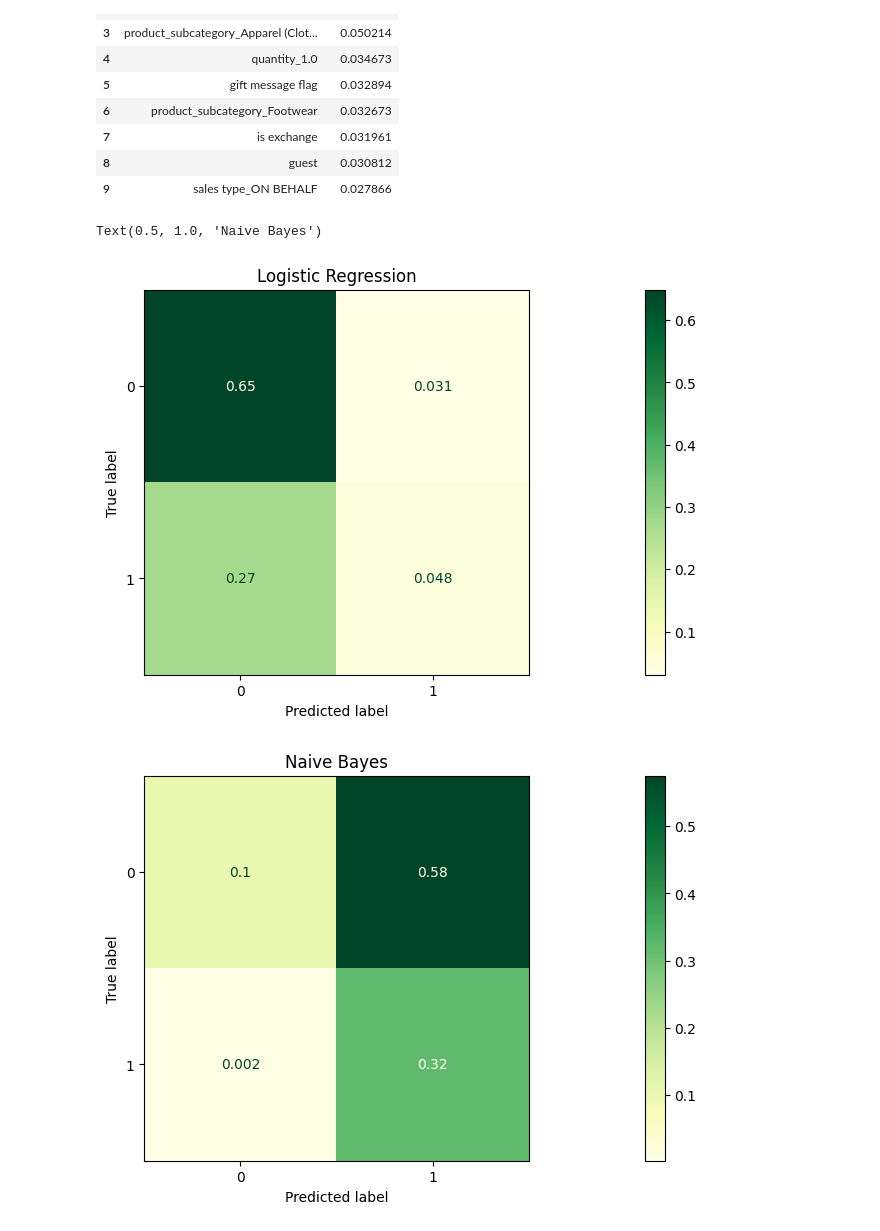
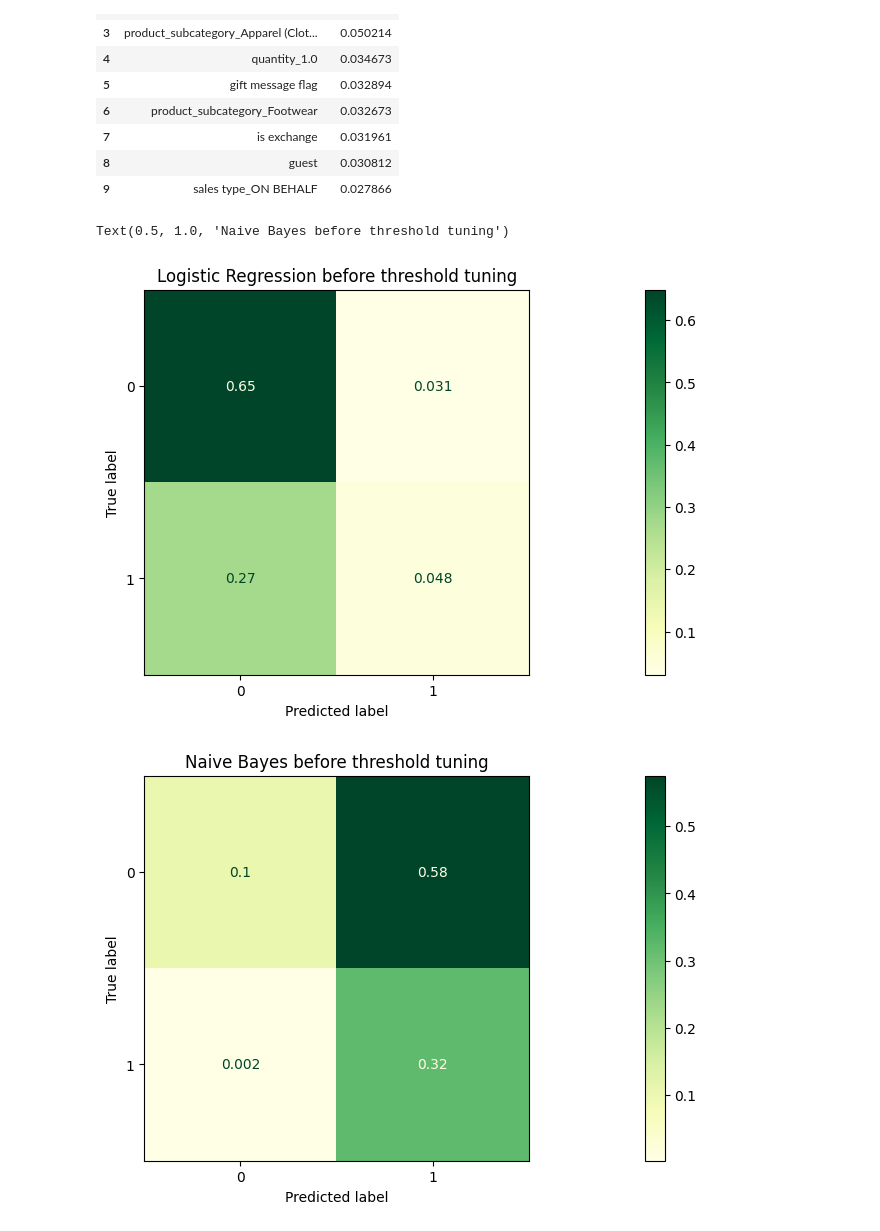
Before and after one commit to ice1O/Luxury-Fashion-Product-Return-Analysis, a Jupyter notebook: Models for Global.ipynb, the cells around one changed output. Cells and saved outputs as stored; diff of their text form; code cells hidden in the pictures.

```diff
--- a/Models for Global.ipynb
+++ b/Models for Global.ipynb
@@ -1209,7 +1209,7 @@ ConfusionMatrixDisplay.from_estimator(
     cmap=plt.cm.YlGn,
     ax=ax
 )
-ax.set_title("Logistic Regression")
+ax.set_title("Logistic Regression before threshold tuning")
 
 # NOW LET US ANALYZE THE RESULTS FOR THE F1-SCORE:
 
@@ -1218,34 +1218,34 @@ ax.set_title("Logistic Regression")
 
 # Since the dataset is imbalanced, most models predict almost exclusively class 0
 # at the default threshold. To obtain more true positives and improve recall,
 # the threshold must be reduced.
 
 # However, the threshold cannot be lowered too much either,
 # because precision penalizes false positives.
 # As a result, the threshold selected for F1 is always a compromise:
 # low enough to capture positive cases, but not too low to avoid collapsing precision
 
 #The only exception is Naive Bayes.
 #Naive Bayes produces very extreme probability estimates due to the conditional
 #independence assumption. As a result, it already achieves high recall at threshold 0.5.
 #Its main issue is precision, not recall.
 #Therefore, the F1-score is maximized by *increasing* the threshold in order to
 #filter out overly confident false positives.
 
 
 fig, ax1 = plt.subplots(1, 1, figsize=(30, 5))
 from sklearn.metrics import ConfusionMatrixDisplay
 
 ConfusionMatrixDisplay.from_estimator(
     nbc, X_test, y_test,
     normalize='all',
     cmap=plt.cm.YlGn,
     ax=ax1
 )
-ax1.set_title("Naive Bayes")
+ax1.set_title("Naive Bayes before threshold tuning")
 
 #As we also split the data into 8 categoris let us see if we have a better peformance for the f1-score
 # %% [output]
-Text(0.5, 1.0, 'Naive Bayes')
+Text(0.5, 1.0, 'Naive Bayes before threshold tuning')
-[figure, old version]
+[figure, new version]
-[figure, old version]
+[figure, new version]
```
Also changed, not shown: parts of 1 cell of this notebook.
